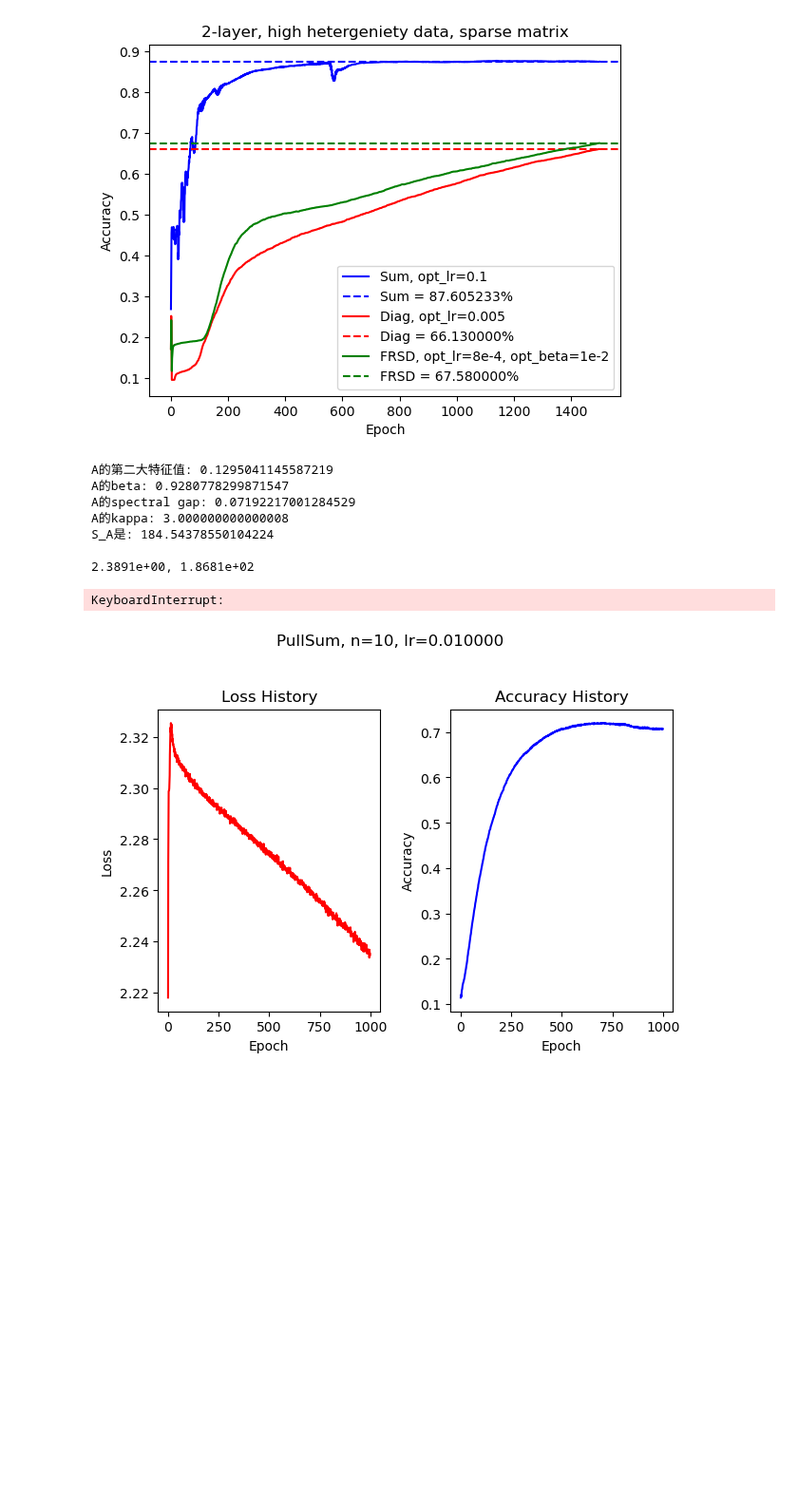
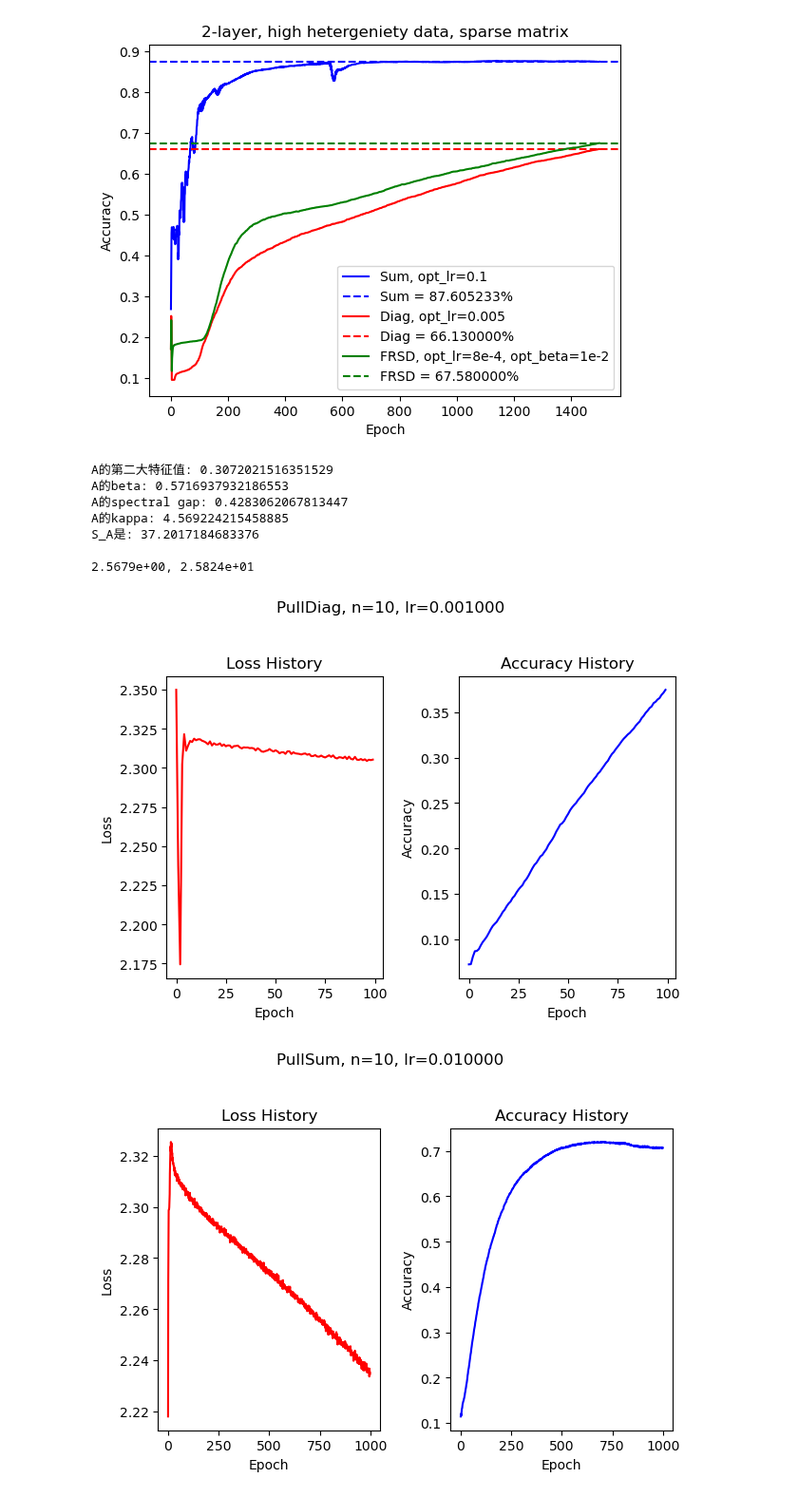
Before and after one commit to Luoxiaogan/PullSum_MNIST, a Jupyter notebook: code/神经网络实验/最终实验1.ipynb, the cells around one changed output. Shown at 95% size. Cells and saved outputs as stored; diff of their text form; code cells hidden in the pictures; blank space fills up the shorter version.

```diff
--- a/code/神经网络实验/最终实验1.ipynb
+++ b/code/神经网络实验/最终实验1.ipynb
@@ -627,38 +673,38 @@ n=10
 I=np.eye(n)
 one=np.ones(n)
 R=np.outer(one,one)/n
-A,C=row_and_col_mat(n=10, p=0.1,seed=500)
+A,C=row_and_col_mat(n=10, p=0.5,seed=49)#至少这个是可复现的——因为一次就找到了
 B=get_B(A=A,u=2*n,n=n)
 show_row(A)
 _,__=test_row(A,epochs=1000)
 print(f"{_:.4e}, {__:.4e}")
-h_data,y_data,X_test,y_test=prepare_node_10_hard_linear_mix(p1=0.9,seed=10)
+h_data,y_data,X_test,y_test=prepare_node_10_hard_linear_mix(p1=1-1e-2,seed=10)
 # %% [output]
-A的第二大特征值: 0.1295041145587219
-A的beta: 0.9280778299871547
-A的spectral gap: 0.07192217001284529
-A的kappa: 3.000000000000008
-S_A是: 184.54378550104224
+A的第二大特征值: 0.3072021516351529
+A的beta: 0.5716937932186553
+A的spectral gap: 0.4283062067813447
+A的kappa: 4.569224215458885
+S_A是: 37.2017184683376
 
-2.3891e+00, 1.8681e+02
+2.5679e+00, 2.5824e+01
 # %%
 Diag_ll1, Diag_aa1= train_PullDiag(
     n=n,
     A=A,
     model_class=MNISTClassifier_2layer_2,
     seed_for_model=49,
     criterion_class=nn.CrossEntropyLoss,
-    epochs=1000,
-    lr=5e-4,
+    epochs=100,
+    lr=1e-3,
     X_train_data=h_data,
     y_train_data=y_data,
     X_test_data=X_test,
     y_test_data=y_test,
     compute_accuracy=compute_accuracy_with_average_model,
     show_graph=True
 )
 # %% [output]
-KeyboardInterrupt:
+[figure, added]
 # %%
 Sum_ll1, Sum_aa1= train_PullSum(
     n=n,
```
Also changed, not shown: parts of 9 cells of this notebook, 7 other files.
